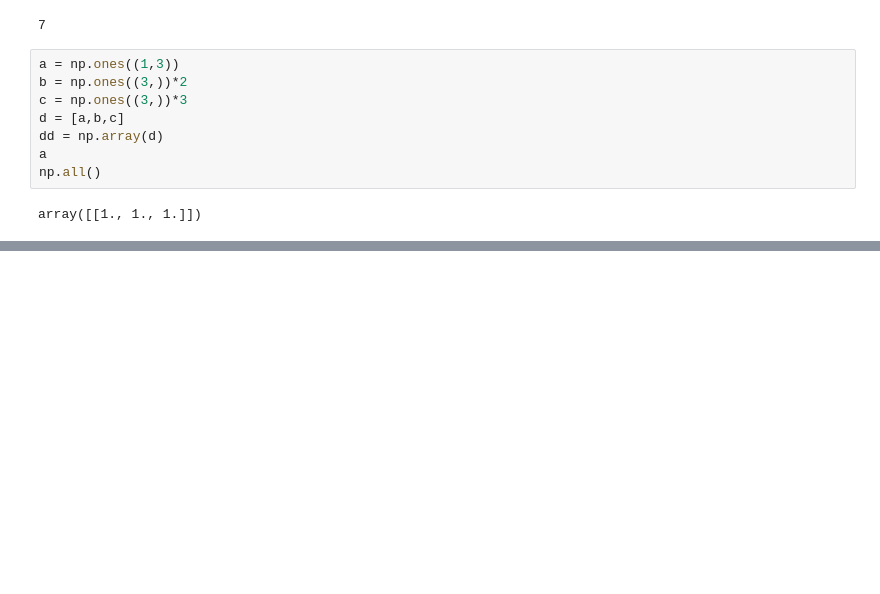
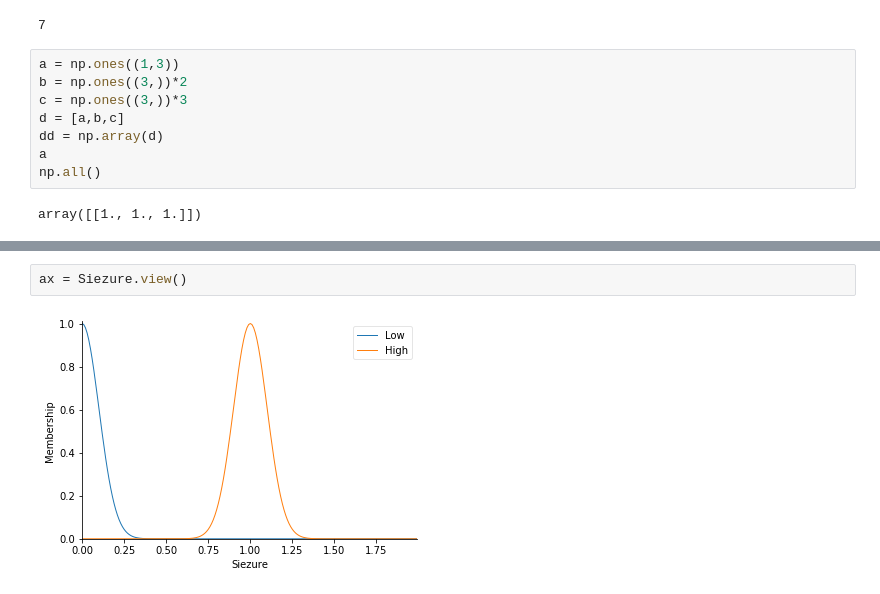
Before and after one commit to mehdikuchi/FuzzyNN, a Jupyter notebook: Fuzzy Sorting Simulation.ipynb, the cells around one changed output, grey strips where cells are left out. Drawn from its saved outputs; the diff is of its cells as text; blank space fills up the shorter version.

```diff
--- a/Fuzzy Sorting Simulation.ipynb
+++ b/Fuzzy Sorting Simulation.ipynb
@@ -281,0 +328,4 @@ array([[0., 1.],
+# %%
+ax = Siezure.view()
+# %% [output]
+[figure, added]
```
Also changed, not shown: parts of 6 cells of this notebook.
